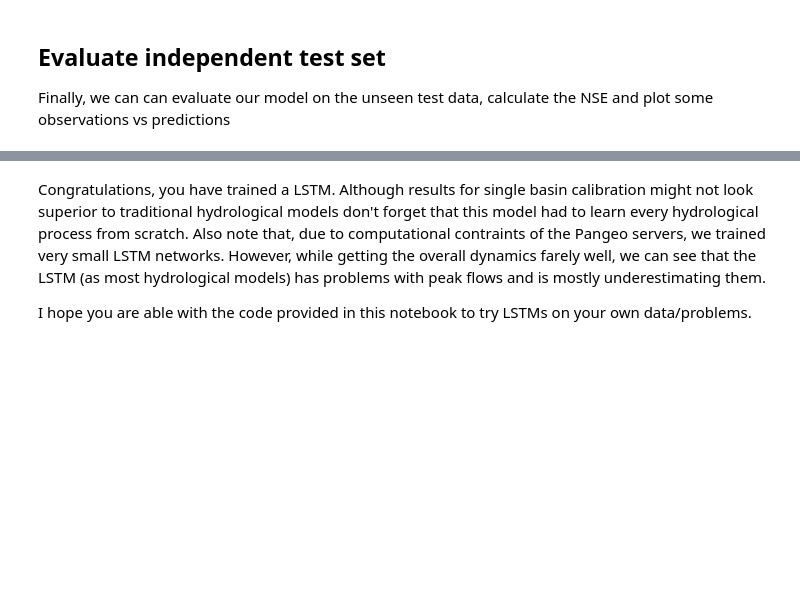
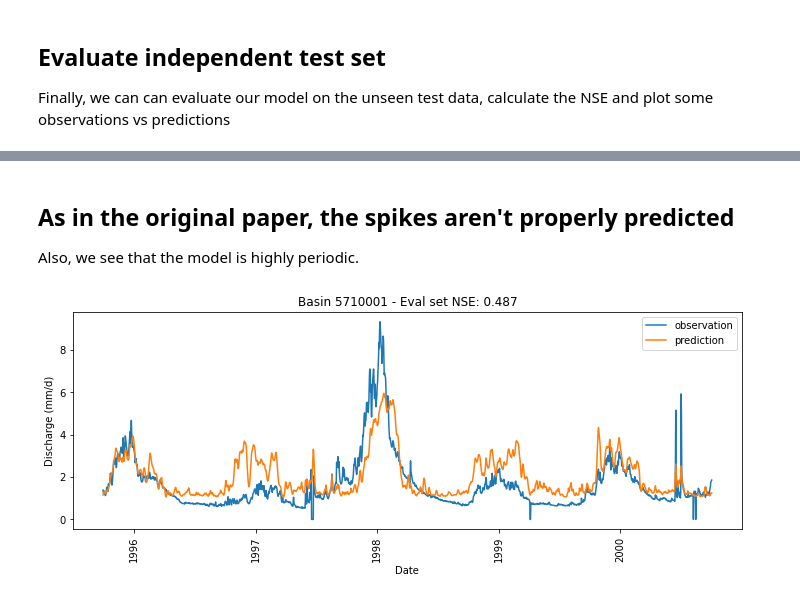
Before and after one commit to bernharl/pangeo_lstm_example_camels_cl, a Jupyter notebook: LSTM_for_rainfall_runoff_modelling.ipynb, the cells around one changed output, grey strips where cells are left out. Saved outputs shown, nothing was run; the diff lists cells and outputs as text; code cells hidden in the pictures; blank space fills up the shorter version.

```diff
--- a/LSTM_for_rainfall_runoff_modelling.ipynb
+++ b/LSTM_for_rainfall_runoff_modelling.ipynb
@@ -640,4 +641,25 @@ _ = ax.set_ylabel("Discharge (mm/d)")
-# %% [markdown]
-Congratulations, you have trained a LSTM. Although results for single basin calibration might not look superior to traditional hydrological models don't forget that this model had to learn every hydrological process from scratch. Also note that, due to computational contraints of the Pangeo servers, we trained very small LSTM networks. However, while getting the overall dynamics farely well, we can see that the LSTM (as most hydrological models) has problems with peak flows and is mostly underestimating them.
-
-I hope you are able with the code provided in this notebook to try LSTMs on your own data/problems.
+# %% [markdown]
+## As in the original paper, the spikes aren't properly predicted
+Also, we see that the model is highly periodic.
+# %%
+# Evaluate on eval set
+obs, preds = eval_model(model, val_loader)
+preds = ds_val.local_rescale(preds.cpu().numpy(), variable="output")
+obs = obs.cpu().numpy()
+nse = calc_nse(obs, preds)
+
+# Plot results
+start_date = ds_val.dates[0]
+end_date = ds_val.dates[1] + pd.DateOffset(days=1)
+date_range = pd.date_range(start_date, end_date)
+fig, ax = plt.subplots(figsize=(12, 4))
+ax.plot(date_range, obs, label="observation")
+ax.plot(date_range, preds, label="prediction")
+ax.legend()
+ax.set_title(f"Basin {basin} - Eval set NSE: {nse:.3f}")
+ax.xaxis.set_tick_params(rotation=90)
+ax.set_xlabel("Date")
+_ = ax.set_ylabel("Discharge (mm/d)")
+plt.show()
+# %% [output]
+[figure, added]
```
Also changed, not shown: parts of 7 cells of this notebook.
